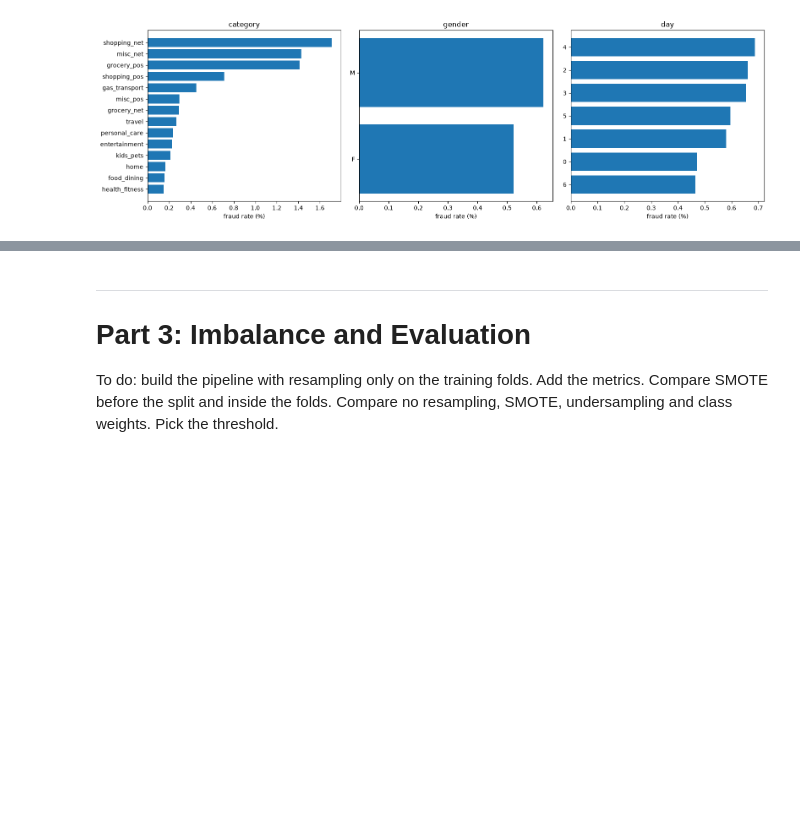
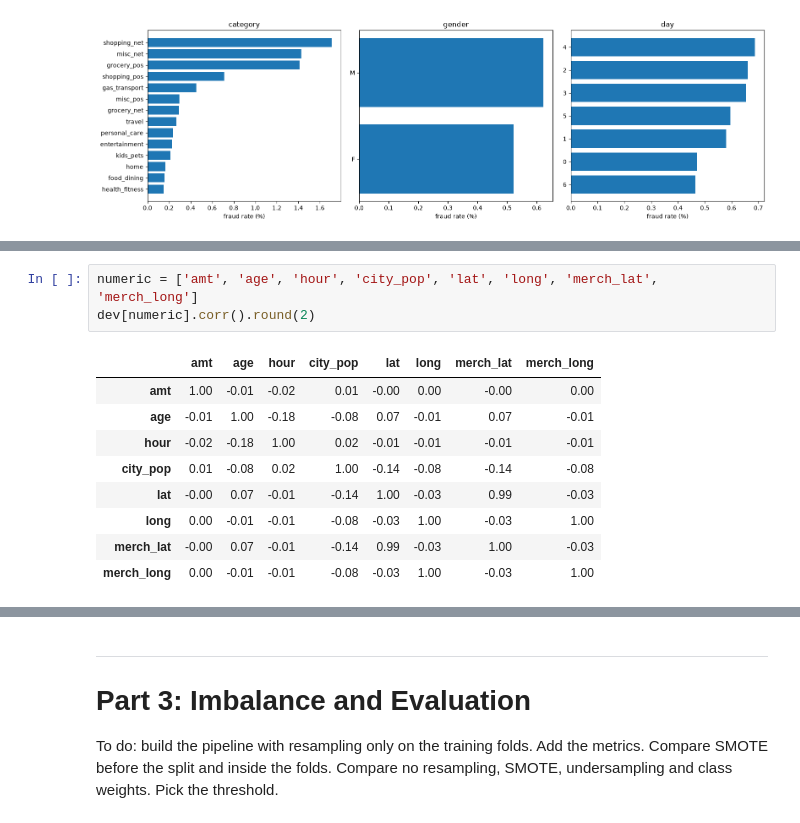
Before and after one commit to Seban8/Credit-Card-Fraud-Detection, a Jupyter notebook: fraud_detection.ipynb, the cells around one changed output, grey strips where cells are left out. Cells and saved outputs as stored; diff of their text form; blank space fills up the shorter version.

```diff
--- a/fraud_detection.ipynb
+++ b/fraud_detection.ipynb
@@ -521,0 +523,13 @@ plt.show()
+# %%
+numeric = ['amt', 'age', 'hour', 'city_pop', 'lat', 'long', 'merch_lat', 'merch_long']
+dev[numeric].corr().round(2)
+# %% [output]
+|  | amt | age | hour | city_pop | lat | long | merch_lat | merch_long |
+| amt | 1.00 | -0.01 | -0.02 | 0.01 | -0.00 | 0.00 | -0.00 | 0.00 |
+| age | -0.01 | 1.00 | -0.18 | -0.08 | 0.07 | -0.01 | 0.07 | -0.01 |
+| hour | -0.02 | -0.18 | 1.00 | 0.02 | -0.01 | -0.01 | -0.01 | -0.01 |
+| city_pop | 0.01 | -0.08 | 0.02 | 1.00 | -0.14 | -0.08 | -0.14 | -0.08 |
+| lat | -0.00 | 0.07 | -0.01 | -0.14 | 1.00 | -0.03 | 0.99 | -0.03 |
+| long | 0.00 | -0.01 | -0.01 | -0.08 | -0.03 | 1.00 | -0.03 | 1.00 |
+| merch_lat | -0.00 | 0.07 | -0.01 | -0.14 | 0.99 | -0.03 | 1.00 | -0.03 |
+| merch_long | 0.00 | -0.01 | -0.01 | -0.08 | -0.03 | 1.00 | -0.03 | 1.00 |
```
Also changed, not shown: parts of 5 cells of this notebook.
